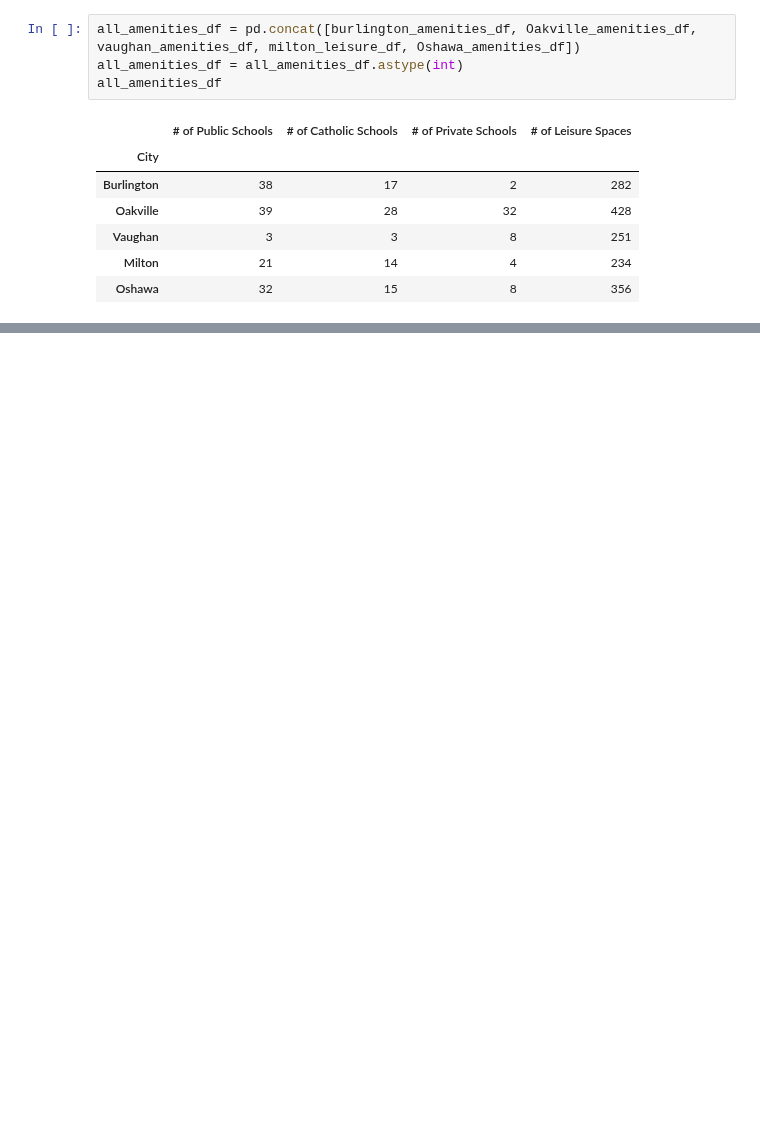
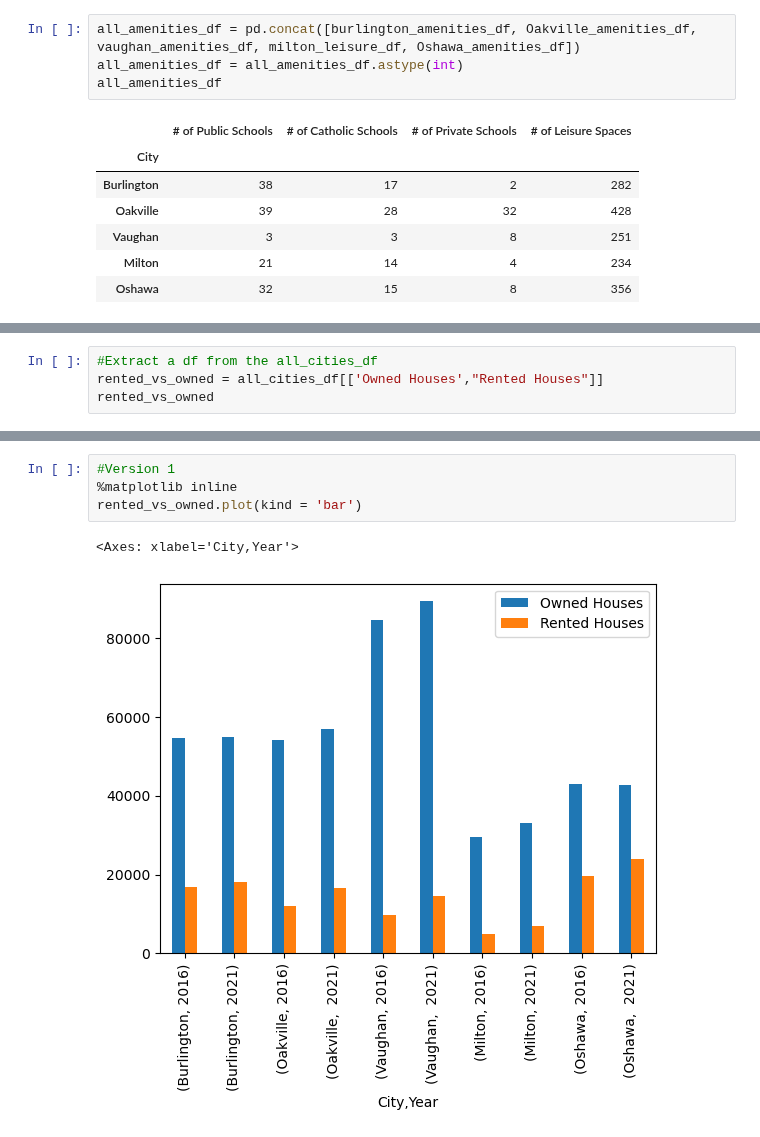
Before and after one commit to MaisieDeGraaf/oakville-housing-analysis, a Jupyter notebook: Main_Cities_Analysis.ipynb, the cells around one changed output, grey strips where cells are left out. Drawn from its saved outputs; the diff is of its cells as text; blank space fills up the shorter version.

```diff
--- a/Main_Cities_Analysis.ipynb
+++ b/Main_Cities_Analysis.ipynb
@@ -87,0 +112,4 @@ all_amenities_df
+# %%
+#Extract a df from the all_cities_df
+rented_vs_owned = all_cities_df[['Owned Houses',"Rented Houses"]]
+rented_vs_owned
@@ -87,0 +129,7 @@ all_amenities_df
+# %%
+#Version 1
+%matplotlib inline
+rented_vs_owned.plot(kind = 'bar')
+# %% [output]
+<Axes: xlabel='City,Year'>
+[figure, added]
```
Also changed, not shown: parts of 10 cells of this notebook.
